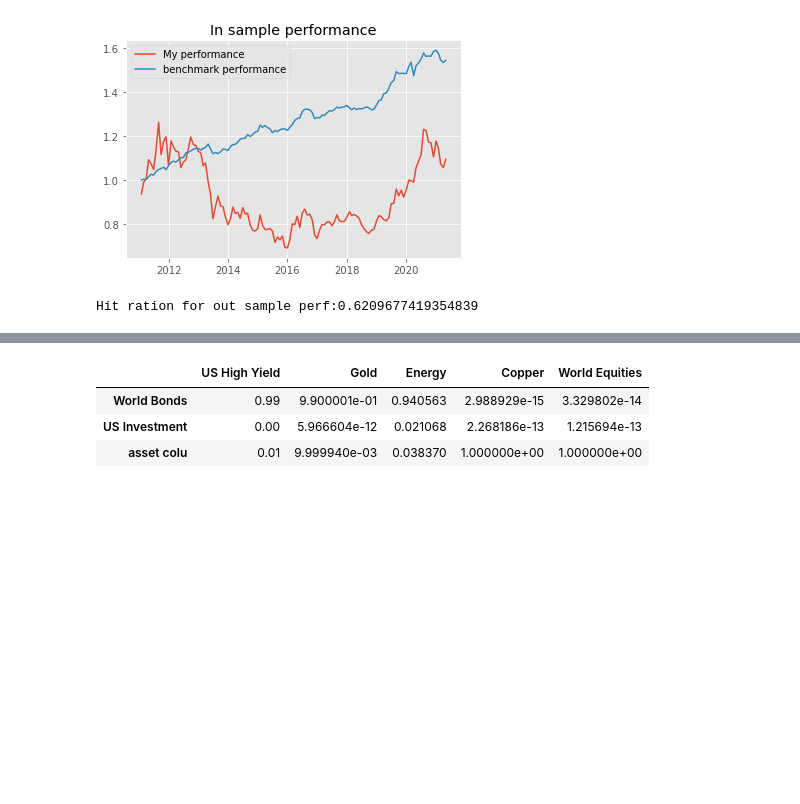
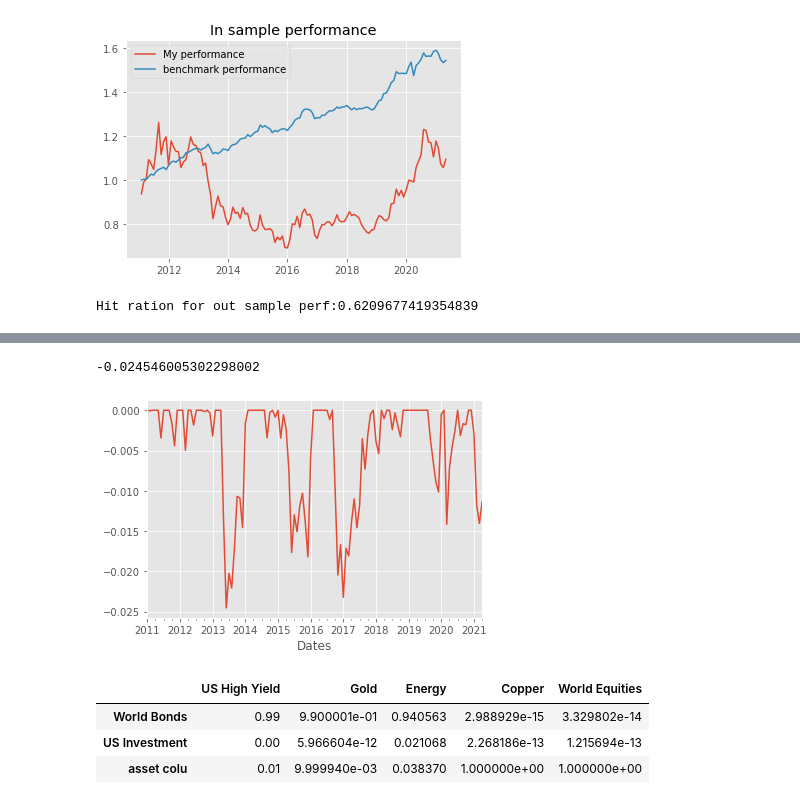
Before and after one commit to GuillaumePv/Quantitative-asset-risk-management-course, a Jupyter notebook: A2/main_A2.ipynb, the cells around one changed output, grey strips where cells are left out. Drawn from its saved outputs; the diff is of its cells as text; code cells hidden in the pictures; blank space fills up the shorter version.

```diff
--- a/A2/main_A2.ipynb
+++ b/A2/main_A2.ipynb
@@ -293,3 +299,15 @@ maxdd
+# %%
+def max_drawdown(cum_perf):
+    Roll_Max = cum_perf.cummax()
+    Daily_Drawdown = cum_perf/Roll_Max - 1.0
+    Max_Daily_Drawdown = Daily_Drawdown.cummin()
+    return Max_Daily_Drawdown
+#Roll_Max.plot()
+Daily_Drawdown.plot()
+print(Daily_Drawdown.min())
+# %% [output]
+-0.024546005302298002
+[figure, added]
 # %%
 df_weight = pd.DataFrame(dic_weight,index=["World Bonds","US Investment","asset colu"])
 df_weight
```
Also changed, not shown: parts of 3 cells of this notebook.
